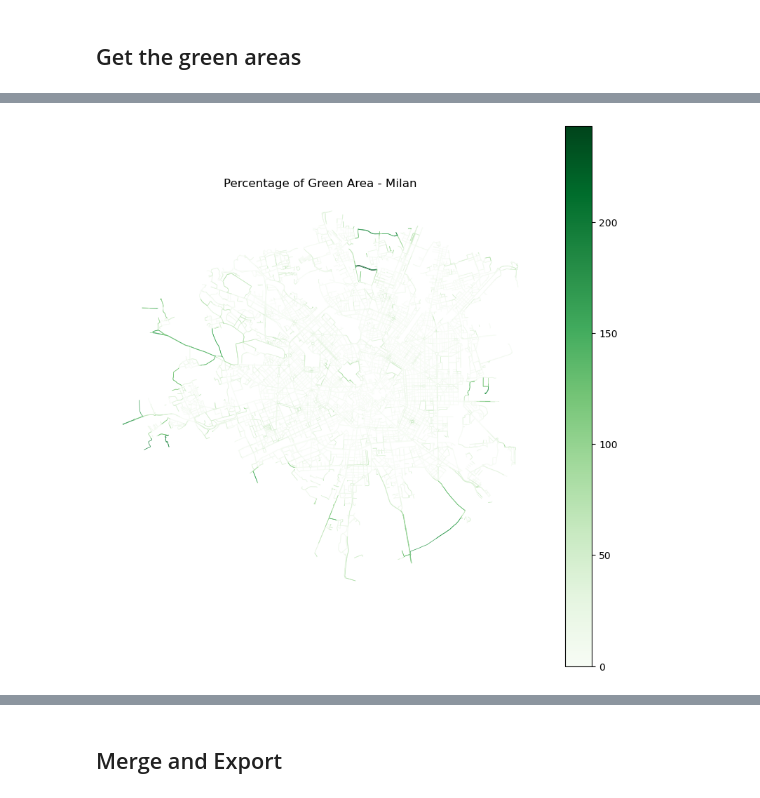
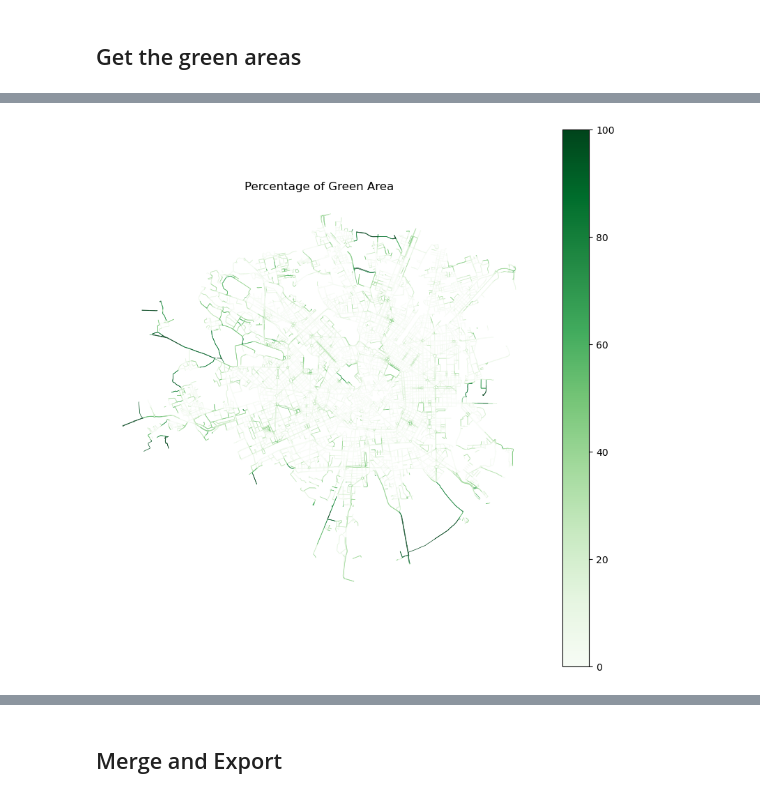
Before and after one commit to AndreaCutroni/ML-Noise-Prediction, a Jupyter notebook: deployment/Milan/notebooks/MIL_OSM_landuse.ipynb, the cells around one changed output, grey strips where cells are left out. Saved outputs shown, nothing was run; the diff lists cells and outputs as text; code cells hidden in the pictures.

```diff
--- a/deployment/Milan/notebooks/MIL_OSM_landuse.ipynb
+++ b/deployment/Milan/notebooks/MIL_OSM_landuse.ipynb
@@ -140,22 +89,17 @@ Uses `gpd.overlay()` for vectorized intersection — much faster than row-by-row
 # %%
-def calc_coverage_pct(streets_gdf, landuse_cat_gdf):
-    """Return % of 50m buffer covered by landuse_cat_gdf for each street segment."""
-    if landuse_cat_gdf.empty:
-        return pd.Series(0.0, index=streets_gdf.index)
+# 1. Buffer the streets
+osm_roads['buffer'] = osm_roads.geometry.buffer(50)  # adjust buffer size as needed
 
-    buf = gpd.GeoDataFrame(
-        {'geometry': streets_gdf.geometry.buffer(50)},
-        crs=streets_gdf.crs
-    ).reset_index(drop=True)
-    buf['area'] = buf.geometry.area
-    buf['_i'] = buf.index
+# 2. Calculate percentage of buffer covered by green
+def calc_green_coverage(buffer_geom, green_gdf):
+    # Get all green polygons that intersect the buffer
+    intersecting = green_gdf[green_gdf.intersects(buffer_geom)]
+    if intersecting.empty:
+        return 0
+    # Union all green polygons first to avoid double-counting overlapping areas
+    green_union = intersecting.union_all()
+    intersection_area = green_union.intersection(buffer_geom).area
+    # Calculate percentage
+    return (intersection_area / buffer_geom.area) * 100 if buffer_geom.area > 0 else 0
 
-    land = landuse_cat_gdf[['geometry']].reset_index(drop=True)
-
-    inter = gpd.overlay(buf[['_i', 'area', 'geometry']], land,
-                        how='intersection', keep_geom_type=False)
-    inter['ia'] = inter.geometry.area
-
-    ia_sum = inter.groupby('_i')['ia'].sum()
-    pct = (ia_sum / buf.set_index('_i')['area'] * 100).reindex(range(len(streets_gdf))).fillna(0)
-    return pct.values
+osm_roads['green_pct'] = osm_roads['buffer'].apply(lambda buf: calc_green_coverage(buf, green_land))
@@ -179,7 +106,7 @@ Name: green_pct, dtype: float64
-# %%
-ax = osm_roads.plot(column='green_pct', cmap='Greens', linewidth=0.5, legend=True, figsize=(10, 10))
-ax.set_title('Percentage of Green Area - Milan')
-ax.set_axis_off()
-# %% [output]
-[figure, removed]
+# %%
+ax = osm_roads.plot(column='green_pct', cmap='Greens', linewidth=0.5, legend=True, figsize=(10, 10))
+ax.set_title('Percentage of Green Area')
+ax.set_axis_off()
+# %% [output]
+[figure, added]
 # %%
```
Also changed, not shown: parts of 12 cells of this notebook, 1 other file.
